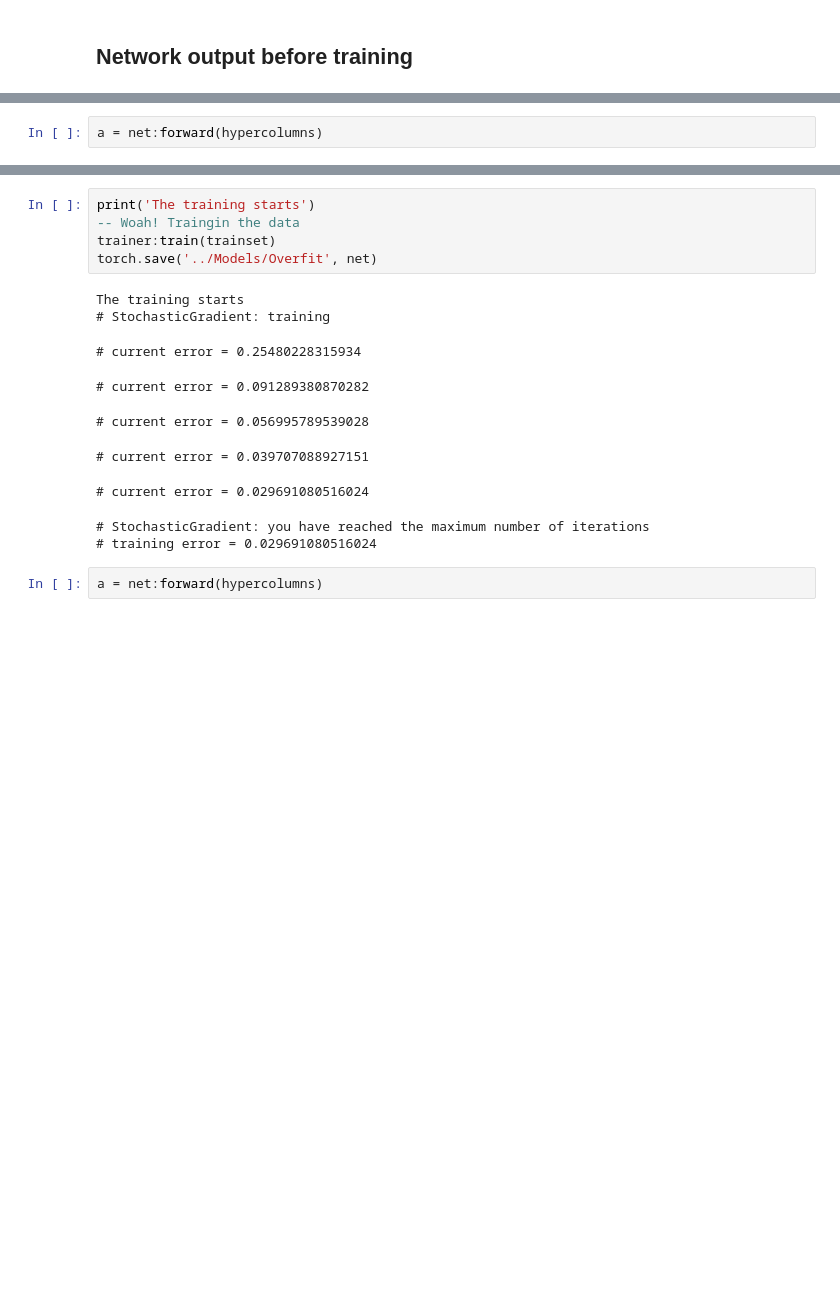
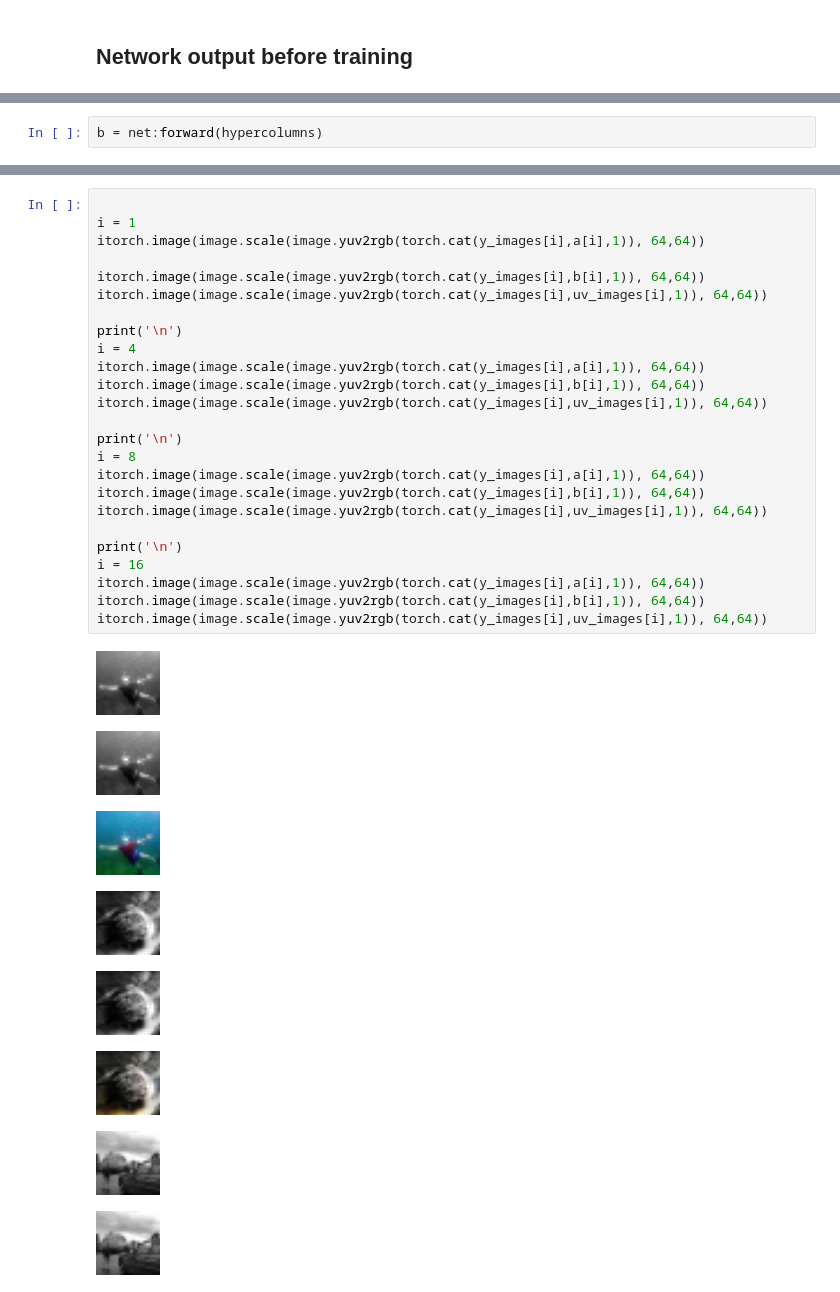
Before and after one commit to bagavi/CNNProject, a Jupyter notebook: TinyImageNet/Train_colorNet.ipynb, the cells around one changed output, grey strips where cells are left out. Drawn from its saved outputs; the diff is of its cells as text; blank space fills up the shorter version.

```diff
--- a/TinyImageNet/Train_colorNet.ipynb
+++ b/TinyImageNet/Train_colorNet.ipynb
@@ -231,2 +288,2 @@ Initial error   0.25343611088797
 # %%
-a = net:forward(hypercolumns)
+b = net:forward(hypercolumns)
@@ -268,17 +290,34 @@ itorch.image(uv_images[i] )
-# %%
-print('The training starts')
--- Woah! Traingin the data
-trainer:train(trainset)
-torch.save('../Models/Overfit', net)
-# %% [output]
-The training starts
-# StochasticGradient: training
-# current error = 0.25480228315934
-# current error = 0.091289380870282
-# current error = 0.056995789539028
-# current error = 0.039707088927151
-# current error = 0.029691080516024
-# StochasticGradient: you have reached the maximum number of iterations
-# training error = 0.029691080516024
-# %%
-a = net:forward(hypercolumns)
+# %%
+
+i = 1
+itorch.image(image.scale(image.yuv2rgb(torch.cat(y_images[i],a[i],1)), 64,64))
+
+itorch.image(image.scale(image.yuv2rgb(torch.cat(y_images[i],b[i],1)), 64,64))
+itorch.image(image.scale(image.yuv2rgb(torch.cat(y_images[i],uv_images[i],1)), 64,64))
+
+print('\n')
+i = 4
+itorch.image(image.scale(image.yuv2rgb(torch.cat(y_images[i],a[i],1)), 64,64))
+itorch.image(image.scale(image.yuv2rgb(torch.cat(y_images[i],b[i],1)), 64,64))
+itorch.image(image.scale(image.yuv2rgb(torch.cat(y_images[i],uv_images[i],1)), 64,64))
+
+print('\n')
+i = 8
+itorch.image(image.scale(image.yuv2rgb(torch.cat(y_images[i],a[i],1)), 64,64))
+itorch.image(image.scale(image.yuv2rgb(torch.cat(y_images[i],b[i],1)), 64,64))
+itorch.image(image.scale(image.yuv2rgb(torch.cat(y_images[i],uv_images[i],1)), 64,64))
+
+print('\n')
+i = 16
+itorch.image(image.scale(image.yuv2rgb(torch.cat(y_images[i],a[i],1)), 64,64))
+itorch.image(image.scale(image.yuv2rgb(torch.cat(y_images[i],b[i],1)), 64,64))
+itorch.image(image.scale(image.yuv2rgb(torch.cat(y_images[i],uv_images[i],1)), 64,64))
+# %% [output]
+[figure, added]
+[figure, added]
+[figure, added]
+[figure, added]
+[figure, added]
+[figure, added]
+[figure, added]
+[figure, added]
```
Also changed, not shown: parts of 18 cells of this notebook, 4 other files.
